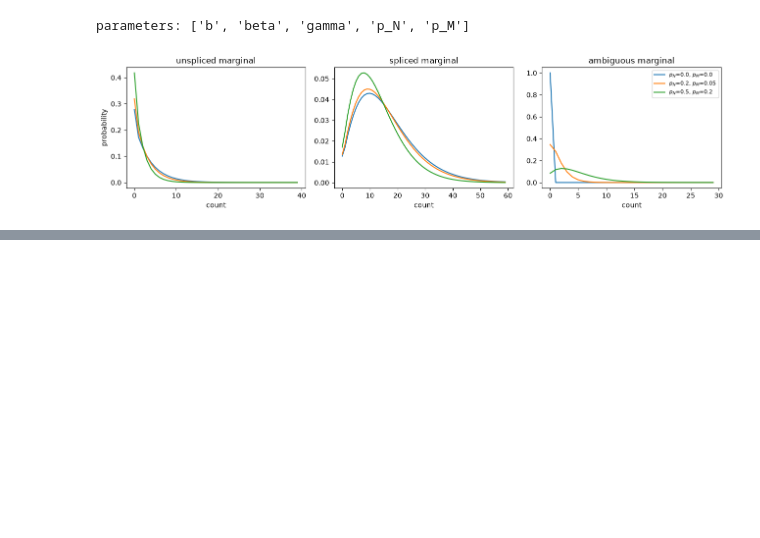
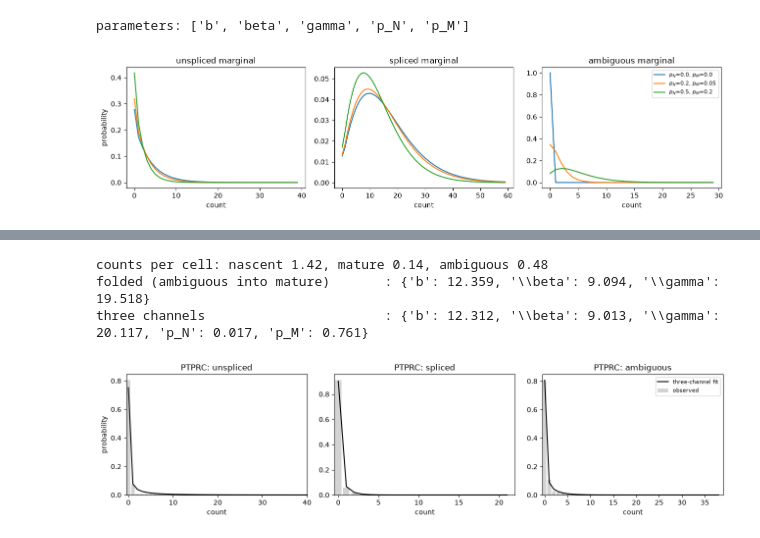
Before and after one commit to pachterlab/monod, a Jupyter notebook: demos/sequencing_noise.ipynb, the cells around one changed output, grey strips where cells are left out. Saved outputs shown, nothing was run; the diff lists cells and outputs as text; code cells hidden in the pictures; blank space fills up the shorter version.

```diff
--- a/demos/sequencing_noise.ipynb
+++ b/demos/sequencing_noise.ipynb
@@ -434,0 +441,31 @@ parameters: ['b', 'beta', 'gamma', 'p_N', 'p_M']
+# %%
+ex = ad.read_h5ad('example_h5ad/example_adata.h5ad')
+GP_EX = {'max_iterations': 100, 'init_pattern': 'moments', 'num_restarts': 1}
+NAC = {'unspliced': 'nascent', 'spliced': 'mature', 'ambiguous': 'ambiguous'}     # kb count --workflow nac names
+folded = perform_inference(ex, CMEModel('Bursty', 'None'), n_genes=1, viz=False, gradient_params=GP_EX,
+                           modality_name_dict=NAC, ambiguous='spliced', dataset_string='ptprc_folded')
+three = perform_inference(ex, CMEModel('Bursty', 'None', amb_model='Unequal'), n_genes=1, viz=False, gradient_params=GP_EX,
+                          modality_name_dict=NAC, ambiguous='model', dataset_string='ptprc_three')
+names = ['$b$', r'$\beta$', r'$\gamma$']
+lin = lambda a, cols: {c.strip('$'): round(float(10 ** a.var[c].iloc[0]), 3) for c in cols}
+print('counts per cell: nascent {:.2f}, mature {:.2f}, ambiguous {:.2f}'.format(
+    *[float(np.asarray(ex.layers[k].todense() if hasattr(ex.layers[k], 'todense') else ex.layers[k]).mean()) for k in ('nascent', 'mature', 'ambiguous')]))
+print('folded (ambiguous into mature)       :', lin(folded, names))
+print('three channels                       :', lin(three, names + ['$p_N$', '$p_M$']))
+
+sr3, sd3 = search_result_from_uns(three.uns['search_result']), searchdata_from_adata(three)
+fig, axes = plt.subplots(1, 3, figsize=(13, 3.4))
+for ax, marg in zip(axes, ('unspliced', 'spliced', 'ambiguous')):
+    P = sr3.gene_pss(sd3, 0, marg)
+    counts = np.asarray(sd3.layers)[sd3.layer_names.index(marg), :, 0].astype(int)
+    obs = np.bincount(counts, minlength=len(P))[:len(P)] / len(counts)
+    ax.bar(np.arange(len(P)), obs, color='lightgrey', label='observed')
+    ax.plot(P, 'k-', lw=1.5, label='three-channel fit')
+    ax.set_xlim(-0.5, min(len(P), 40)); ax.set_title(f'PTPRC: {marg}'); ax.set_xlabel('count')
+axes[0].set_ylabel('probability'); axes[2].legend(fontsize=8)
+plt.tight_layout(); plt.show()
+# %% [output]
+counts per cell: nascent 1.42, mature 0.14, ambiguous 0.48
+folded (ambiguous into mature)       : {'b': 12.359, '\\beta': 9.094, '\\gamma': 19.518}
+three channels                       : {'b': 12.312, '\\beta': 9.013, '\\gamma': 20.117, 'p_N': 0.017, 'p_M': 0.761}
+[figure, added]
```
Also changed, not shown: parts of 5 cells of this notebook, 19 other files.
